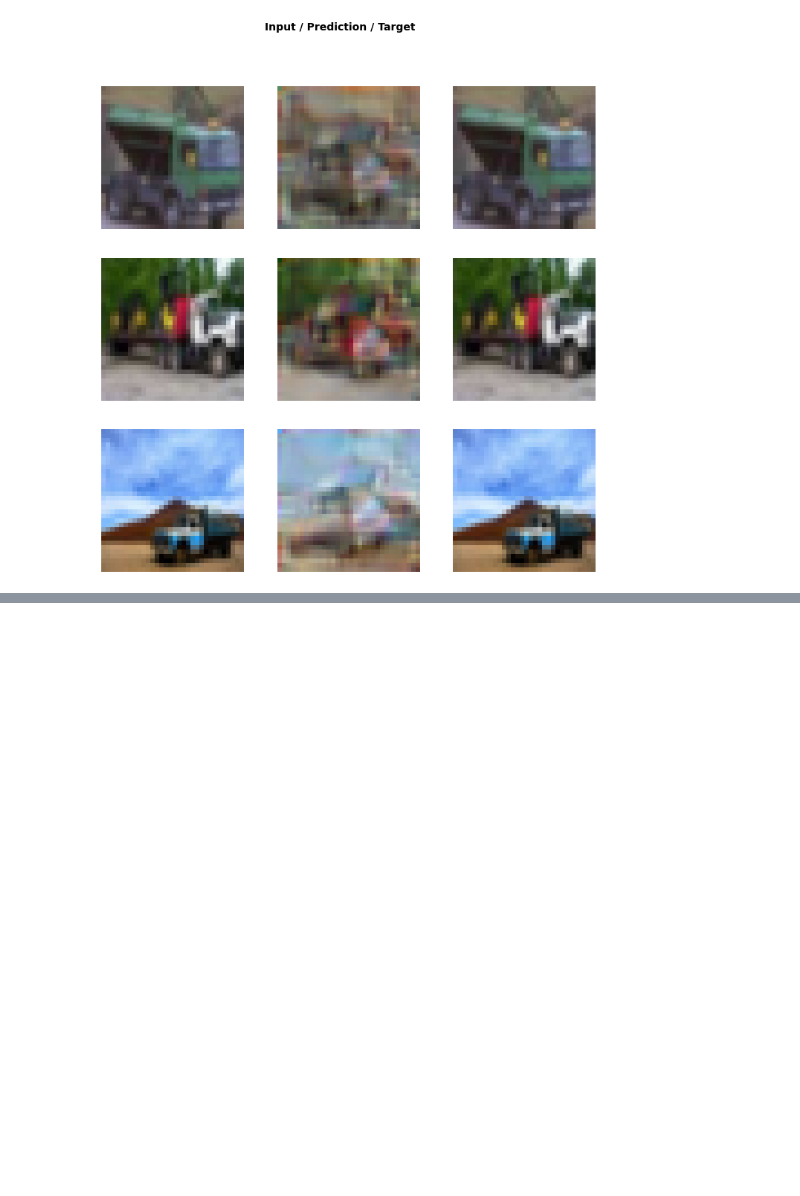
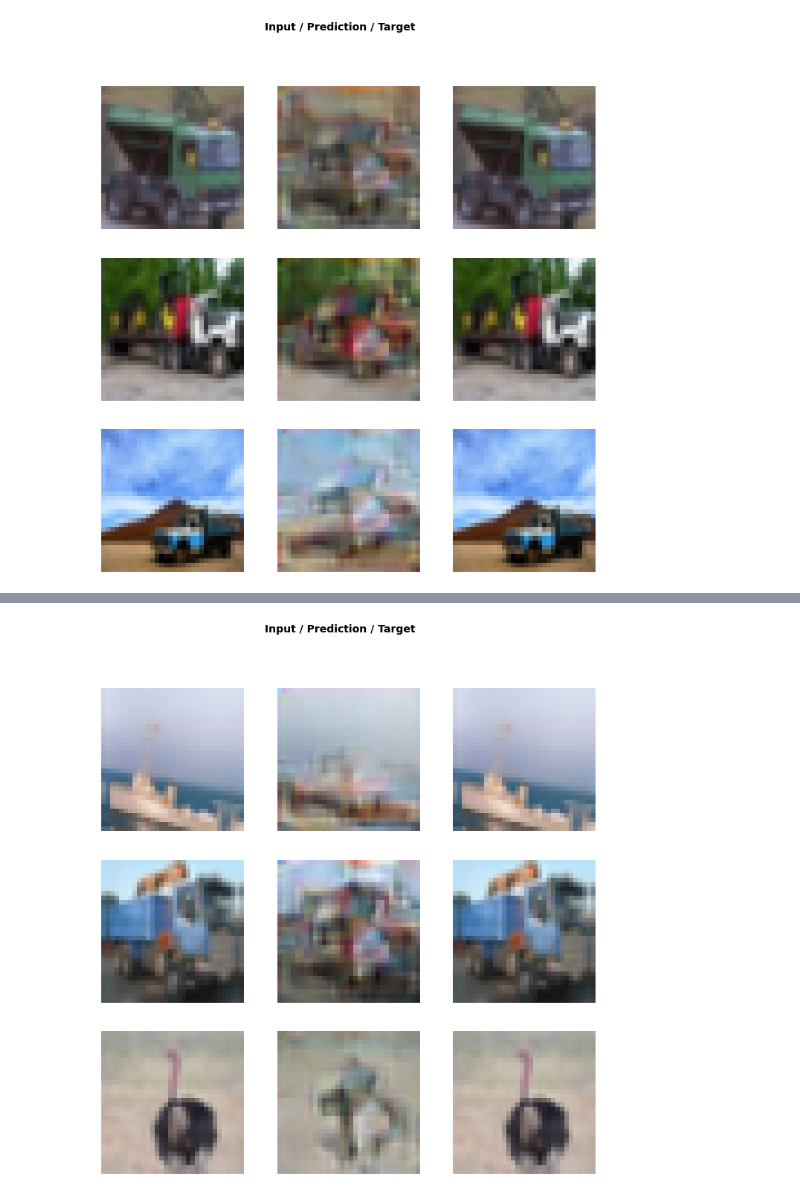
Before and after one commit to henriwoodcock/Applying-Modern-Best-Practices-to-Autoencoders, a Jupyter notebook: notebooks/cifar-10/cifar_autoencoder_joint_training.ipynb, the cells around one changed output, grey strips where cells are left out. Saved outputs shown, nothing was run; the diff lists cells and outputs as text; code cells hidden in the pictures; blank space fills up the shorter version.

```diff
--- a/notebooks/cifar-10/cifar_autoencoder_joint_training.ipynb
+++ b/notebooks/cifar-10/cifar_autoencoder_joint_training.ipynb
@@ -1060,0 +1063,6 @@ learn.show_results(ds_type=DatasetType.Valid, rows =3)
+# %%
+feat_loss = FeatureLoss(vgg_m, blocks[2:5], [5,10,2])
+# %%
+learn.loss_func = feat_loss
+# %%
+learn.fit_one_cycle(5, max_lr = slice(1e-04, 1e-01))
@@ -1060,0 +1076,4 @@ learn.show_results(ds_type=DatasetType.Valid, rows =3)
+# %%
+learn.show_results(ds_type=DatasetType.Train, rows =3)
+# %% [output]
+[figure, added]
```
Also changed, not shown: parts of 7 cells of this notebook.
